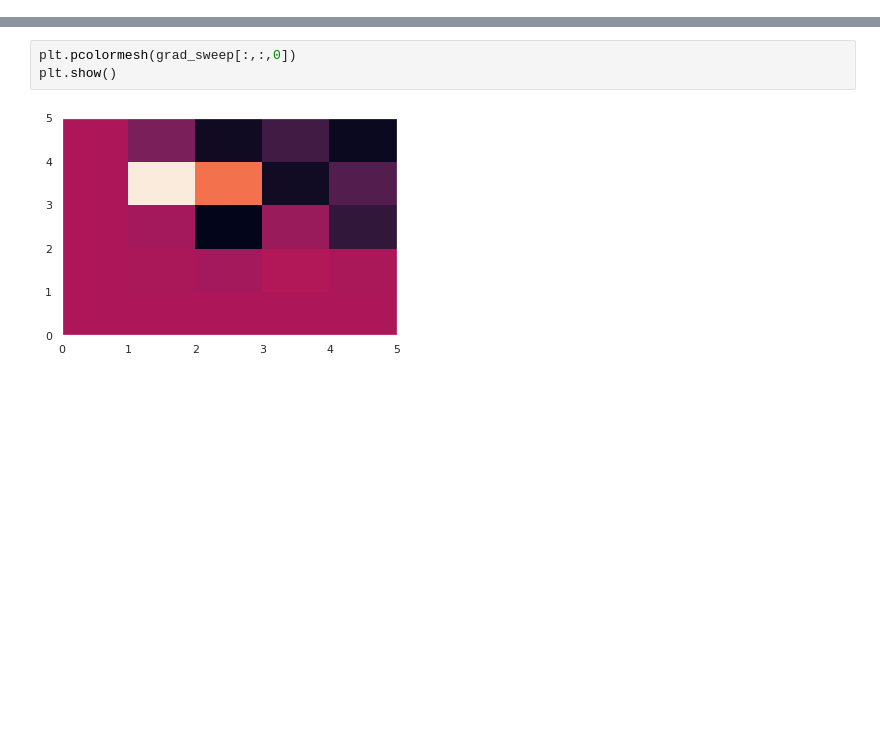
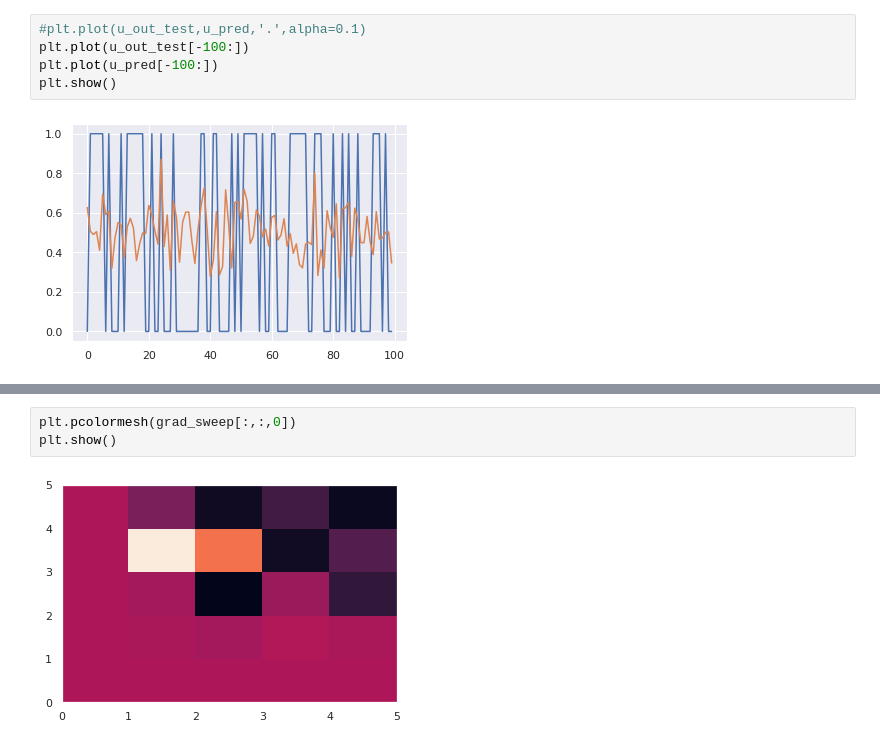
Before and after one commit to FabianSchubert/DrivenRandNetworkCriticality, a Jupyter notebook: code/Gradient_Based_Adaptation/rnn_positive_act.ipynb, the cells around one changed output, grey strips where cells are left out. Drawn from its saved outputs; the diff is of its cells as text; blank space fills up the shorter version.

```diff
--- a/code/Gradient_Based_Adaptation/rnn_positive_act.ipynb
+++ b/code/Gradient_Based_Adaptation/rnn_positive_act.ipynb
@@ -319 +343,8 @@ KeyboardInterrupt:
+# %%
+#plt.plot(u_out_test,u_pred,'.',alpha=0.1)
+plt.plot(u_out_test[-100:])
+plt.plot(u_pred[-100:])
+plt.show()
+# %% [output]
+[figure, added]
 # %%
```
Also changed, not shown: parts of 9 cells of this notebook.
